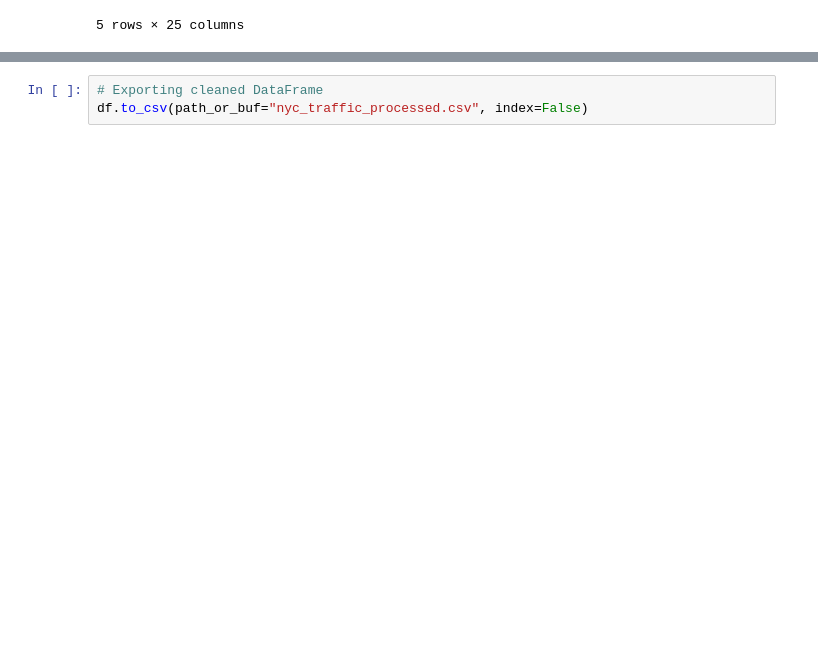
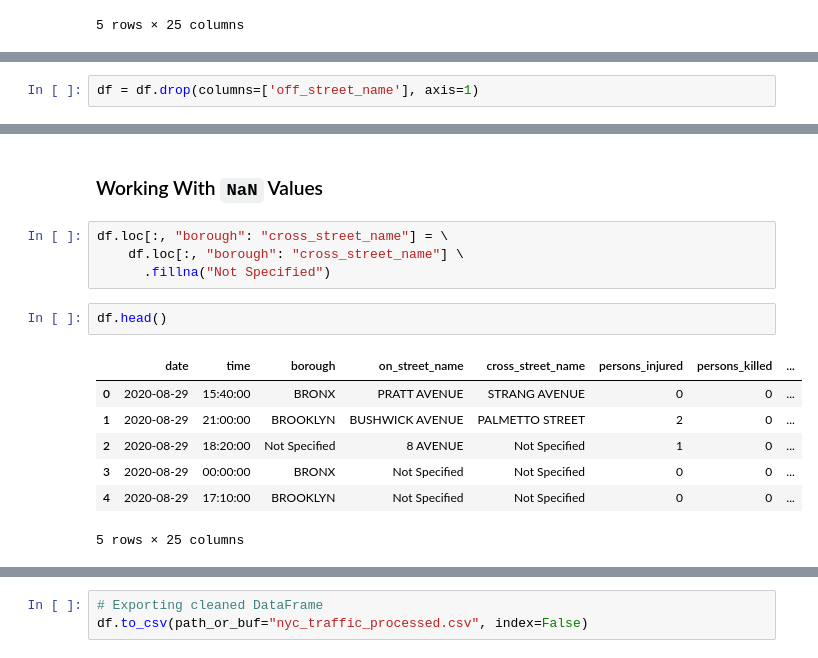
Before and after one commit to smartestnerdfromtown/NYC-Traffic-Accidents, a Jupyter notebook: analysis.ipynb, the cells around one changed output, grey strips where cells are left out. Cells and saved outputs as stored; diff of their text form; blank space fills up the shorter version.

```diff
--- a/analysis.ipynb
+++ b/analysis.ipynb
@@ -482,0 +533,2 @@ df["hour"] = df["time"].astype(str).str.split(":").str[0]
+# %%
+df = df.drop(columns=['off_street_name'], axis=1)
@@ -482,0 +555,16 @@ df["hour"] = df["time"].astype(str).str.split(":").str[0]
+# %% [markdown]
+### Working With `NaN` Values
+# %%
+df.loc[:, "borough": "cross_street_name"] = \
+    df.loc[:, "borough": "cross_street_name"] \
+      .fillna("Not Specified")
+# %%
+df.head()
+# %% [output]
+|  | date | time | borough | on_street_name | cross_street_name | persons_injured | persons_killed | ... |
+| 0 | 2020-08-29 | 15:40:00 | BRONX | PRATT AVENUE | STRANG AVENUE | 0 | 0 | ... |
+| 1 | 2020-08-29 | 21:00:00 | BROOKLYN | BUSHWICK AVENUE | PALMETTO STREET | 2 | 0 | ... |
+| 2 | 2020-08-29 | 18:20:00 | Not Specified | 8 AVENUE | Not Specified | 1 | 0 | ... |
+| 3 | 2020-08-29 | 00:00:00 | BRONX | Not Specified | Not Specified | 0 | 0 | ... |
+| 4 | 2020-08-29 | 17:10:00 | BROOKLYN | Not Specified | Not Specified | 0 | 0 | ... |
+5 rows × 25 columns
```
Also changed, not shown: parts of 23 cells of this notebook, 2 other files.
